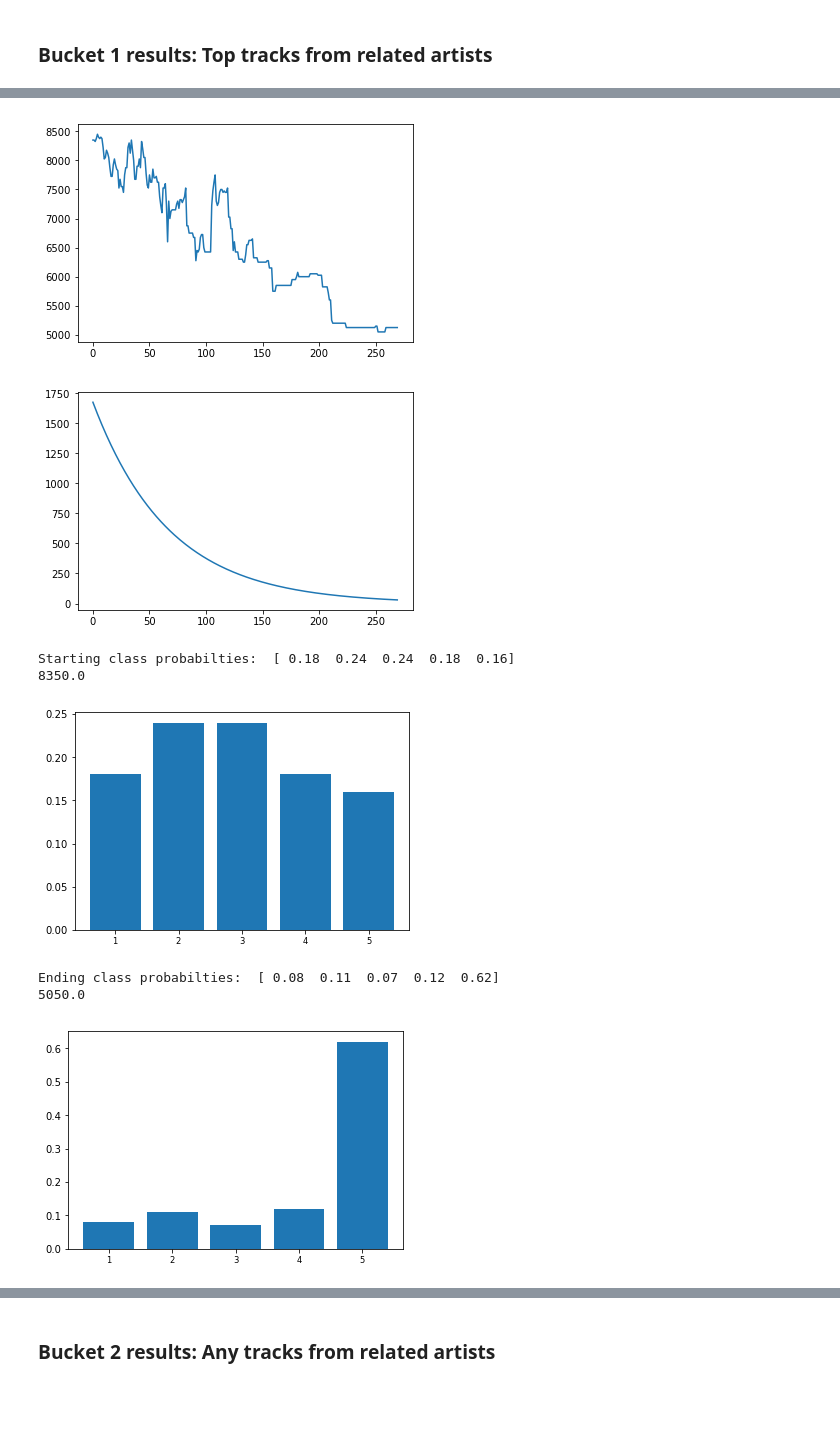
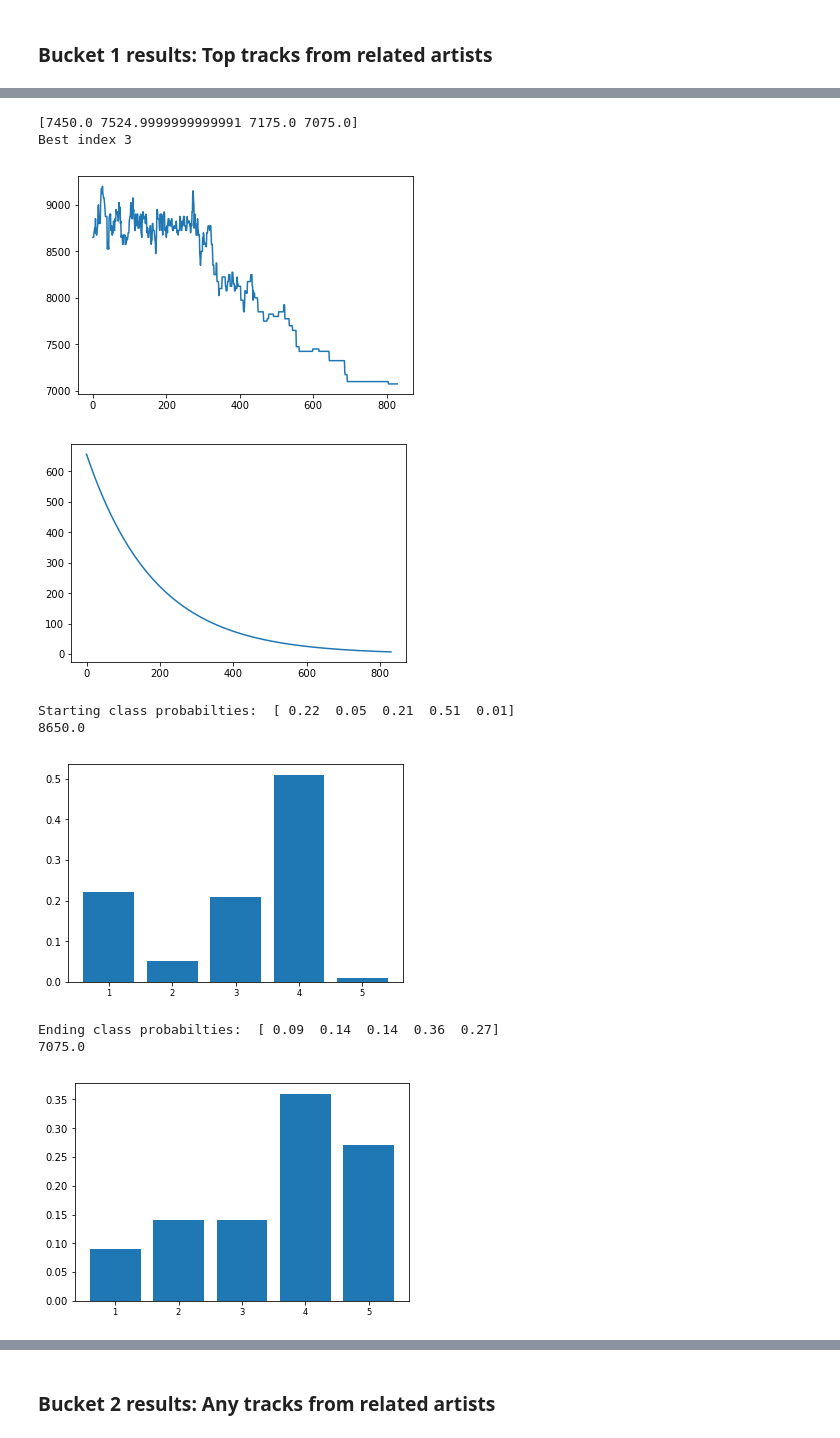
Before and after one commit to spotify-iacs/capstone, a Jupyter notebook: playlist_generation.ipynb, the cells around one changed output, grey strips where cells are left out. Cells and saved outputs as stored; diff of their text form; code cells hidden in the pictures; blank space fills up the shorter version.

Commit message:
completed code to generate demo playlists

```diff
--- a/playlist_generation.ipynb
+++ b/playlist_generation.ipynb
@@ -976,10 +950,10 @@ for i in range(200):
 # %%
-random_result = gen_score(best_playlist)
-def energy1(result):
-    return 10000*(1.0-(np.array([0,0,0,0.25,0.75])*result).sum())
-print("Resulting loss: ", energy1(random_result))
-print("Random sampling (1000 samples without replacement, optimized on weighted average between class 4 and 5) class probabilties: ",random_result)
-plt.bar(range(len(random_result)), random_result)
-plt.xticks(range(len(random_result)), [1,2,3,4,5], size='small')
-locs, labels = plt.xticks()
-plt.show()
+# random_result = gen_score(best_playlist)
+# def energy1(result):
+#     return 10000*(1.0-(np.array([0,0,0,0.25,0.75])*result).sum())
+# print("Resulting loss: ", energy1(random_result))
+# print("Random sampling (1000 samples without replacement, optimized on weighted average between class 4 and 5) class probabilties: ",random_result)
+# plt.bar(range(len(random_result)), random_result)
+# plt.xticks(range(len(random_result)), [1,2,3,4,5], size='small')
+# locs, labels = plt.xticks()
+# plt.show()
@@ -1294,10 +1264,12 @@ class TravellingSalesmanProblem(Annealer):
     # pass extra data (the distance matrix) into the constructor
     def __init__(self, candidate_songs, init_playlist=None):
         #self.state = np.array(['2LBkiUn4HmZQN1iV4Q09cn', '3Y10xQQJVB1yjwFQ0ItrY6'])
+        if seed_id in candidate_songs:
+            candidate_songs = candidate_songs[candidate_songs!=seed_id]
         if init_playlist !=None:
             state = init_playlist
         else:
-            state = np.random.choice(candidate_songs,size=10,replace=False)
+            state = np.random.choice(candidate_songs,size=30,replace=False)
         self.starting = state
         self.candidate_songs = np.setdiff1d(candidate_songs,state)
         self.allt = []
@@ -1313,9 +1285,12 @@ class TravellingSalesmanProblem(Annealer):
         #b = random.randint(0, len(self.state) - 1)
         #self.state[a], self.state[b] = self.state[b], self.state[a]
         #print(self.state[a],self.candidate_songs[b])
-        reject = self.state[a]
-        self.state[a] = self.candidate_songs[b]
-        self.candidate_songs[b] = reject
+        #reject = self.state[a]
+        if self.candidate_songs[b] not in self.state:
+        #    self.state[a] = self.candidate_songs[b]
+        #    self.candidate_songs[b] = reject
+            self.state[a], self.candidate_songs[b] = self.candidate_songs[b], self.state[a]
+        #print(len(np.unique(self.state)))
         #print(self.state[a],self.candidate_songs[b])
 
     def energy(self): ## calculates the predicted number of followers
@@ -1346,12 +1321,12 @@ math.exp(-dE / T)
 def tuneSimAnneal(candidates):
     tsp = TravellingSalesmanProblem(candidates)
     tsp.copy_strategy = "slice"
-    auto_schedule = tsp.auto(minutes=0.5, steps=10)
+    auto_schedule = tsp.auto(minutes=1.5, steps=10)
     auto_schedule['updates'] = auto_schedule['steps']/10
     return auto_schedule
 # %%
 schedules = []
-for index, bucket in  enumerate([bucket1,bucket2,bucket3]):
+for index, bucket in  enumerate([bucket1,bucket2,bucket3, bucket4]):
     schedules.append(tuneSimAnneal(bucket))
     print("Bucket #", index+1," parameters: ", schedules[index])
 # %% [output]
@@ -1411,6 +1460,6 @@ def runSimulatedAnnealing(candidates, schedule, init_playlist=None):
 ### Bucket 1 results: Top tracks from related artists
 # %%
 #if __name__ == '__main__':
-bucket1_result = runSimulatedAnnealing(bucket1, schedules[0])
+bucket1_results = runSimulatedAnnealing(bucket1, schedules[0])
 #bucket1_result_2 = runSimulatedAnnealing(bucket1, schedules[0], init_playlist=np.array(bucket1_result))
 # %% [output]
@@ -1420,8 +1478,10 @@ bucket1_result = runSimulatedAnnealing(bucket1, schedules[0])
+[7450.0 7524.9999999999991 7175.0 7075.0]
+Best index 3
-[figure, old version]
+[figure, new version]
-[figure, old version]
+[figure, new version]
-Starting class probabilties:  [ 0.18  0.24  0.24  0.18  0.16]
-8350.0
+Starting class probabilties:  [ 0.22  0.05  0.21  0.51  0.01]
+8650.0
-[figure, old version]
+[figure, new version]
-Ending class probabilties:  [ 0.08  0.11  0.07  0.12  0.62]
-5050.0
+Ending class probabilties:  [ 0.09  0.14  0.14  0.36  0.27]
+7075.0
-[figure, old version]
+[figure, new version]
```
Also changed, not shown: parts of 64 cells of this notebook.
